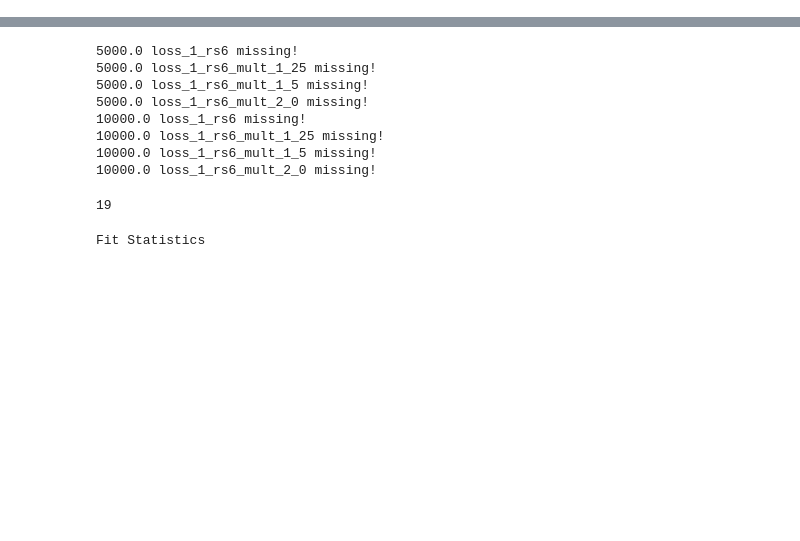
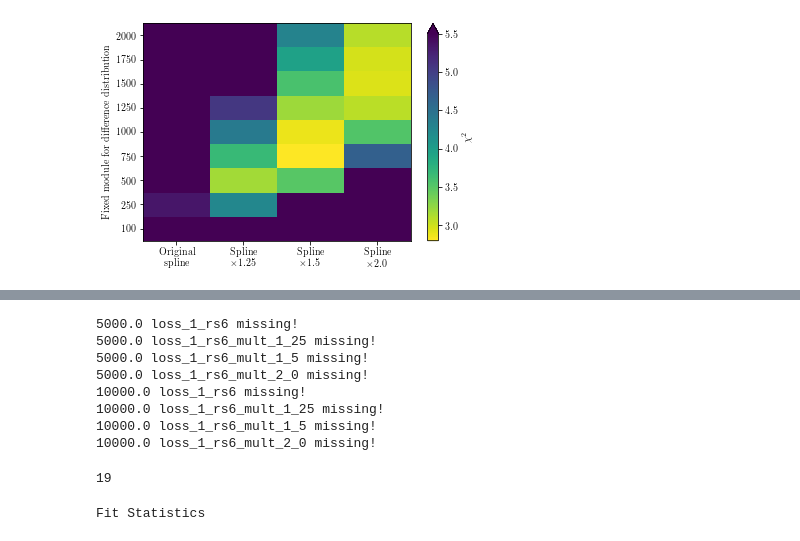
Before and after one commit to carlidel/collimator_scans, a Jupyter notebook: all_fits.ipynb, the cells around one changed output, grey strips where cells are left out. Saved outputs shown, nothing was run; the diff lists cells and outputs as text; code cells hidden in the pictures; blank space fills up the shorter version.

```diff
--- a/all_fits.ipynb
+++ b/all_fits.ipynb
@@ -59,0 +96,12 @@ np.argmin(errors)
+# %%
+plt.imshow(val_map, origin="lower", aspect="auto", interpolation="none", cmap="viridis_r", vmax=5.5)
+plt.colorbar(extend="max", label="$\\chi^2$")
+plt.xticks(np.arange(4), ["Original\nspline", "Spline\n$\\times 1.25$", "Spline\n$\\times 1.5$", "Spline\n$\\times 2.0$"])
+plt.yticks(np.arange(9), [100, 250, 500, 750, 1000, 1250, 1500, 1750, 2000])
+plt.ylabel("Fixed module for difference distribution")
+
+plt.savefig("ipac_plots/fourth.pdf", bbox_inches="tight", pad_inches=0.1, dpi=300)
+plt.savefig("ipac_plots/fourth.png", bbox_inches="tight", pad_inches=0.1, dpi=300)
+plt.savefig("ipac_plots/fourth.jpg", bbox_inches="tight", pad_inches=0.1, dpi=300)
+# %% [output]
+[figure, added]
```
Also changed, not shown: parts of 22 cells of this notebook, 12 other files.
